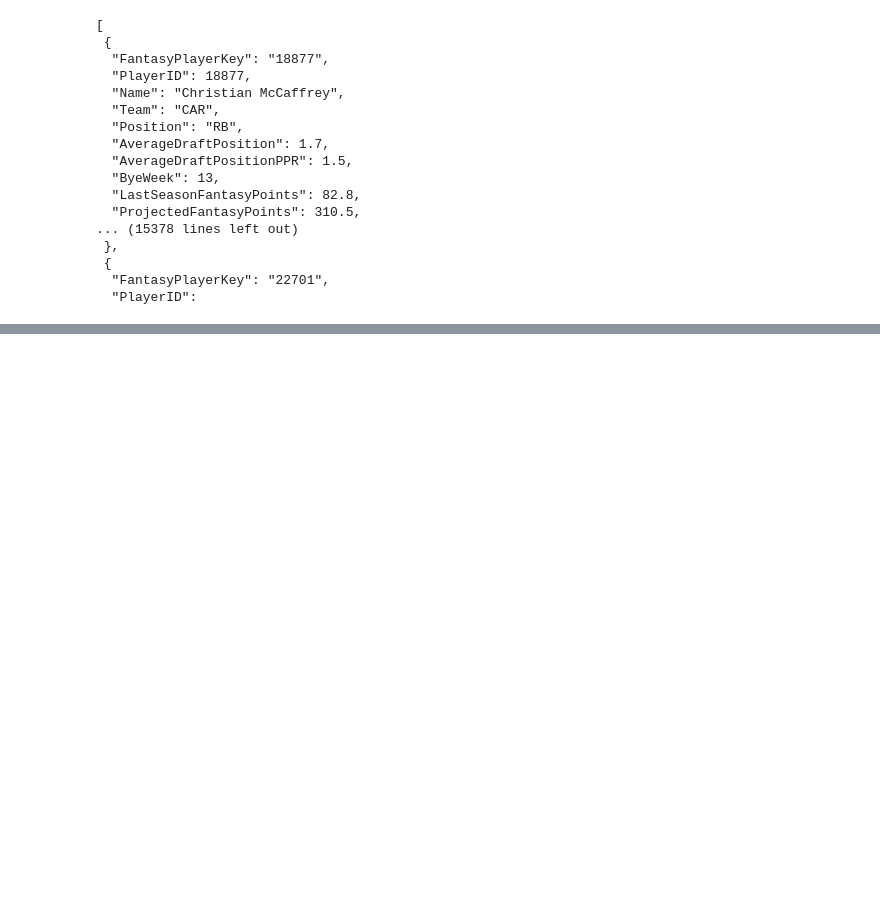
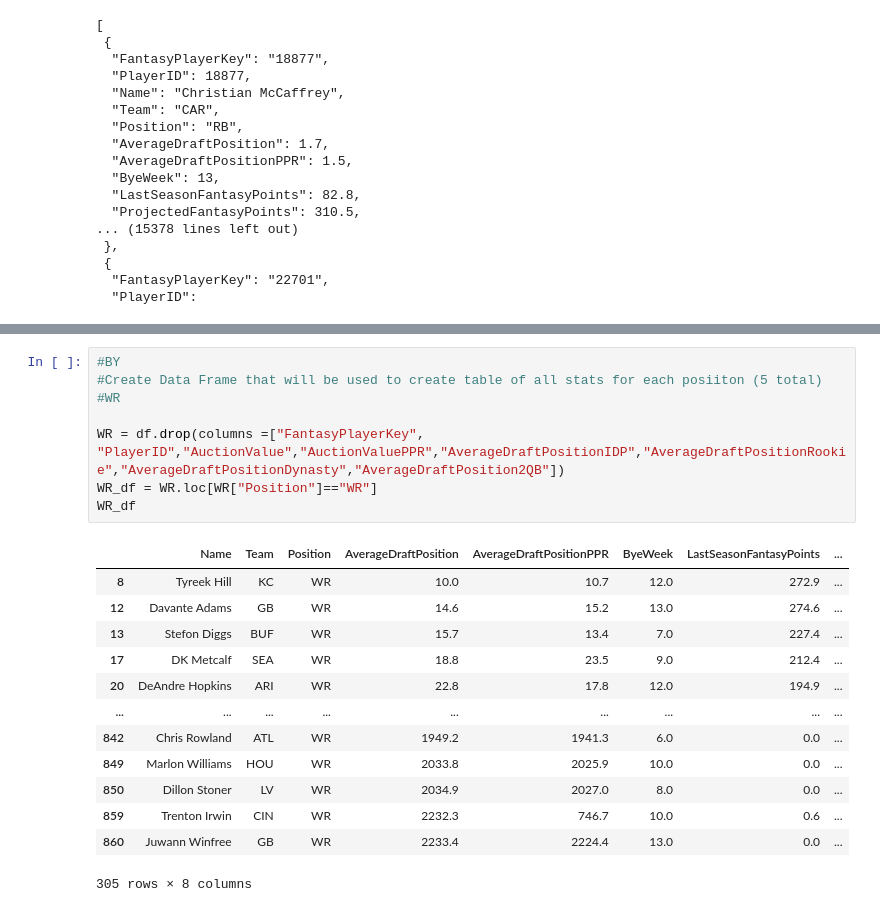
Before and after one commit to TBG1006/Fantasy-Football, a Jupyter notebook: Fantasy Football ADP DATA.ipynb, the cells around one changed output, grey strips where cells are left out. Cells and saved outputs as stored; diff of their text form; blank space fills up the shorter version.

```diff
--- a/Fantasy Football ADP DATA.ipynb
+++ b/Fantasy Football ADP DATA.ipynb
@@ -48,0 +97,22 @@ df= pd.read_json(f"https://api.sportsdata.io/v3/nfl/stats/json/FantasyPlayers?ke
+# %%
+#BY
+#Create Data Frame that will be used to create table of all stats for each posiiton (5 total)
+#WR
+
+WR = df.drop(columns =["FantasyPlayerKey", "PlayerID","AuctionValue","AuctionValuePPR","AverageDraftPositionIDP","AverageDraftPositionRookie","AverageDraftPositionDynasty","AverageDraftPosition2QB"])
+WR_df = WR.loc[WR["Position"]=="WR"]
+WR_df
+# %% [output]
+|  | Name | Team | Position | AverageDraftPosition | AverageDraftPositionPPR | ByeWeek | LastSeasonFantasyPoints | ... |
+| 8 | Tyreek Hill | KC | WR | 10.0 | 10.7 | 12.0 | 272.9 | ... |
+| 12 | Davante Adams | GB | WR | 14.6 | 15.2 | 13.0 | 274.6 | ... |
+| 13 | Stefon Diggs | BUF | WR | 15.7 | 13.4 | 7.0 | 227.4 | ... |
+| 17 | DK Metcalf | SEA | WR | 18.8 | 23.5 | 9.0 | 212.4 | ... |
+| 20 | DeAndre Hopkins | ARI | WR | 22.8 | 17.8 | 12.0 | 194.9 | ... |
+| ... | ... | ... | ... | ... | ... | ... | ... | ... |
+| 842 | Chris Rowland | ATL | WR | 1949.2 | 1941.3 | 6.0 | 0.0 | ... |
+| 849 | Marlon Williams | HOU | WR | 2033.8 | 2025.9 | 10.0 | 0.0 | ... |
+| 850 | Dillon Stoner | LV | WR | 2034.9 | 2027.0 | 8.0 | 0.0 | ... |
+| 859 | Trenton Irwin | CIN | WR | 2232.3 | 746.7 | 10.0 | 0.6 | ... |
+| 860 | Juwann Winfree | GB | WR | 2233.4 | 2224.4 | 13.0 | 0.0 | ... |
+305 rows × 8 columns
```
Also changed, not shown: parts of 29 cells of this notebook, 3 other files.
